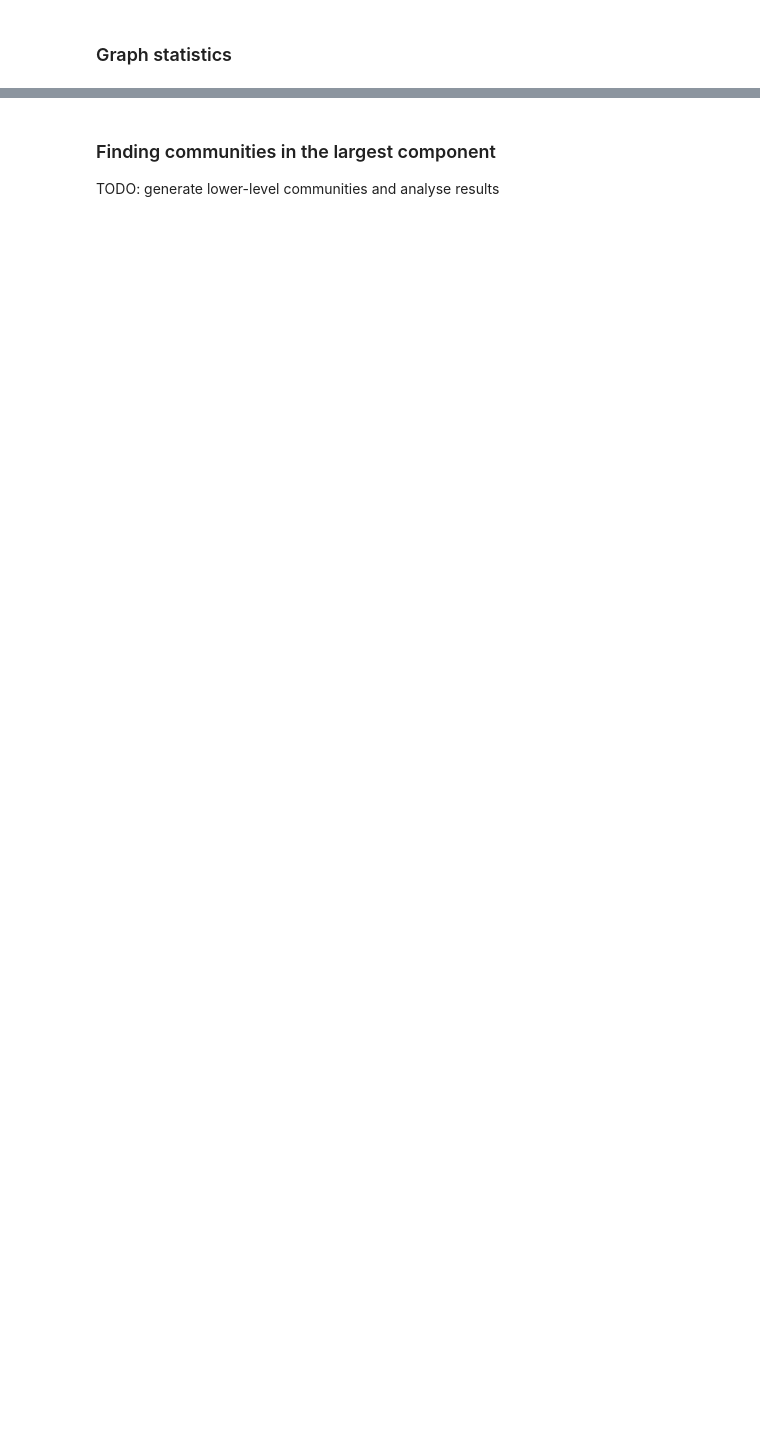
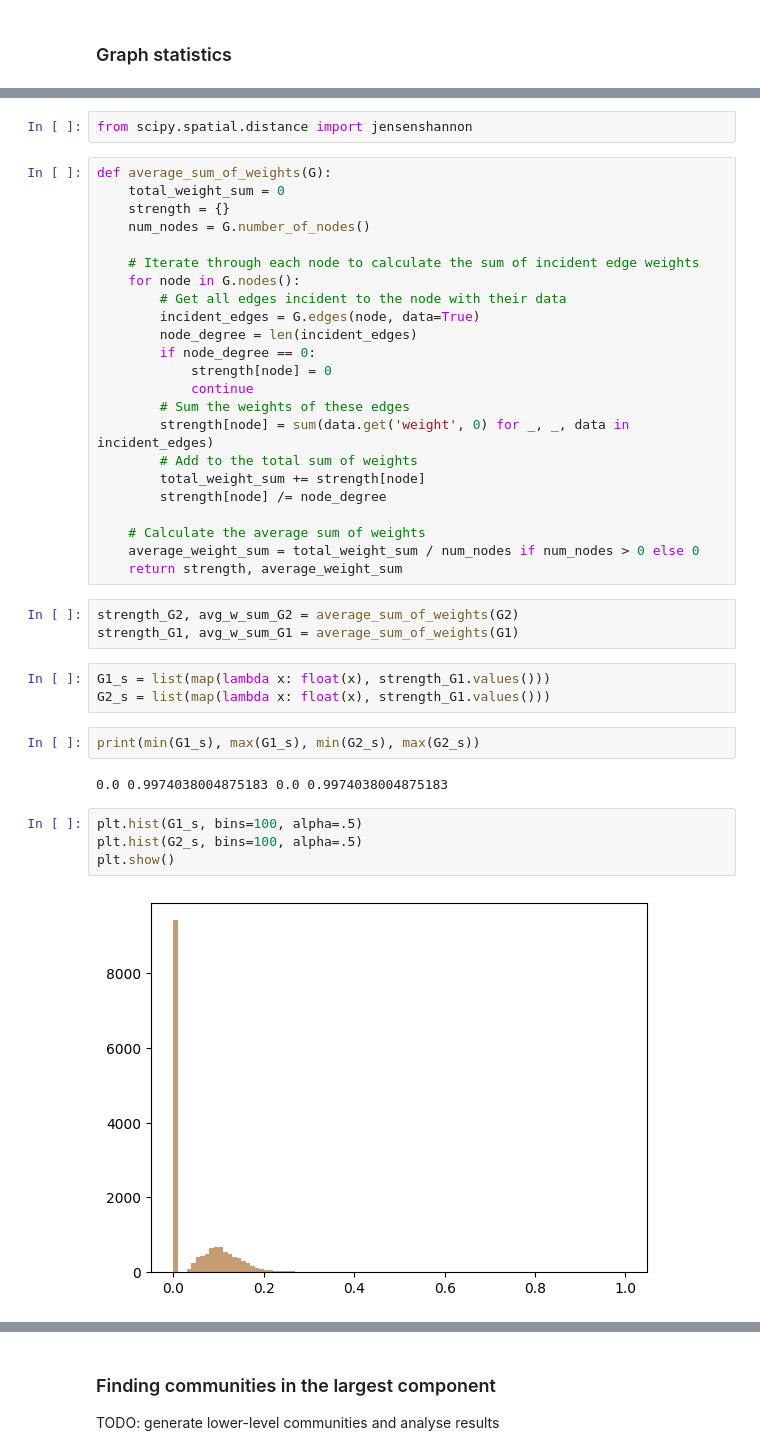
Before and after one commit to ak47na/SAE_graph_feature_exploration, a Jupyter notebook: SAE_feature_graph_analysis.ipynb, the cells around one changed output, grey strips where cells are left out. Saved outputs shown, nothing was run; the diff lists cells and outputs as text; blank space fills up the shorter version.

```diff
--- a/SAE_feature_graph_analysis.ipynb
+++ b/SAE_feature_graph_analysis.ipynb
@@ -582,0 +422,41 @@ Average clustering coefficient: 0.1240
+# %%
+from scipy.spatial.distance import jensenshannon
+# %%
+def average_sum_of_weights(G):
+    total_weight_sum = 0
+    strength = {}
+    num_nodes = G.number_of_nodes()
+
+    # Iterate through each node to calculate the sum of incident edge weights
+    for node in G.nodes():
+        # Get all edges incident to the node with their data
+        incident_edges = G.edges(node, data=True)
+        node_degree = len(incident_edges)
+        if node_degree == 0:
+            strength[node] = 0
+            continue
+        # Sum the weights of these edges
+        strength[node] = sum(data.get('weight', 0) for _, _, data in incident_edges)
+        # Add to the total sum of weights
+        total_weight_sum += strength[node]
+        strength[node] /= node_degree
+
+    # Calculate the average sum of weights
+    average_weight_sum = total_weight_sum / num_nodes if num_nodes > 0 else 0
+    return strength, average_weight_sum
+# %%
+strength_G2, avg_w_sum_G2 = average_sum_of_weights(G2)
+strength_G1, avg_w_sum_G1 = average_sum_of_weights(G1)
+# %%
+G1_s = list(map(lambda x: float(x), strength_G1.values()))
+G2_s = list(map(lambda x: float(x), strength_G1.values()))
+# %%
+print(min(G1_s), max(G1_s), min(G2_s), max(G2_s))
+# %% [output]
+0.0 0.9974038004875183 0.0 0.9974038004875183
+# %%
+plt.hist(G1_s, bins=100, alpha=.5)
+plt.hist(G2_s, bins=100, alpha=.5)
+plt.show()
+# %% [output]
+[figure, added]
```
Also changed, not shown: parts of 40 cells of this notebook, 3 other files.
